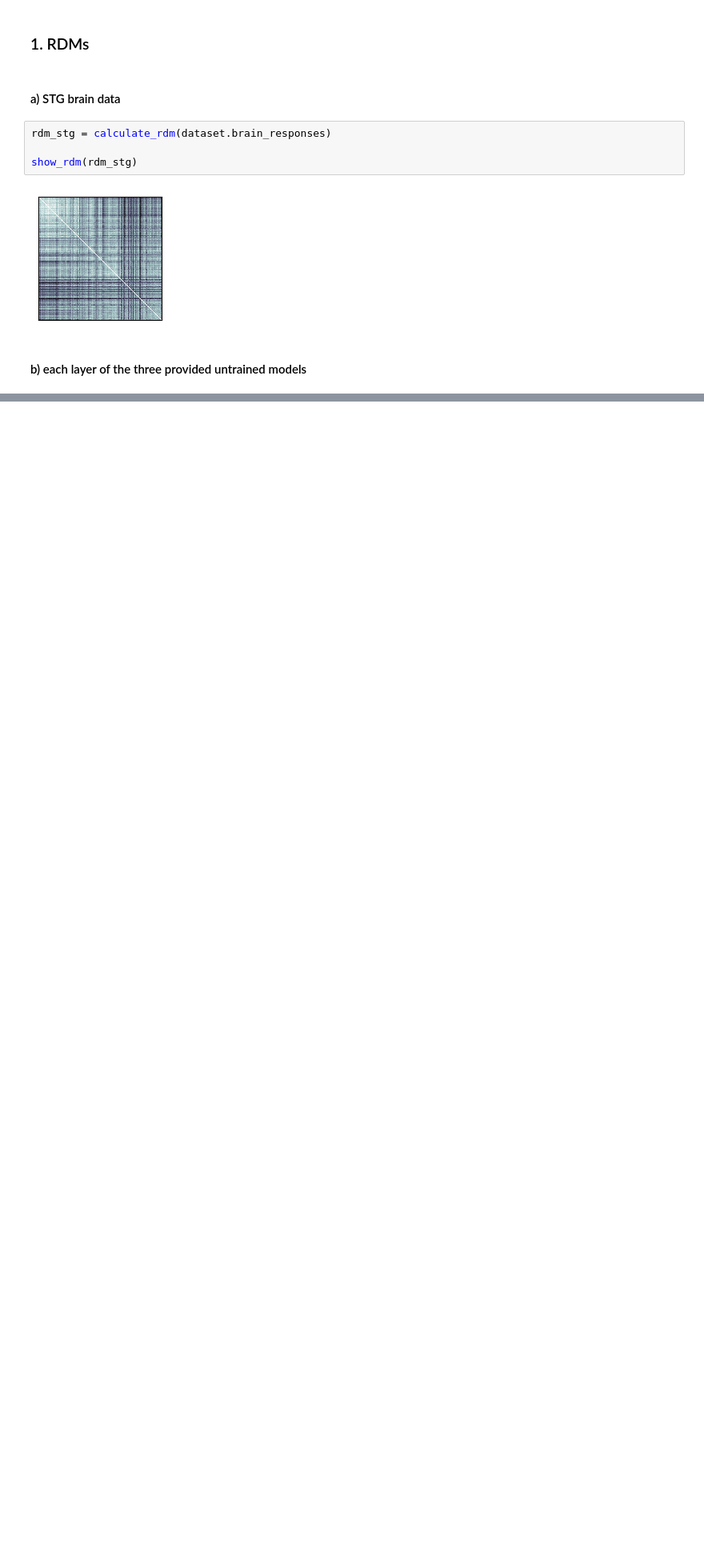
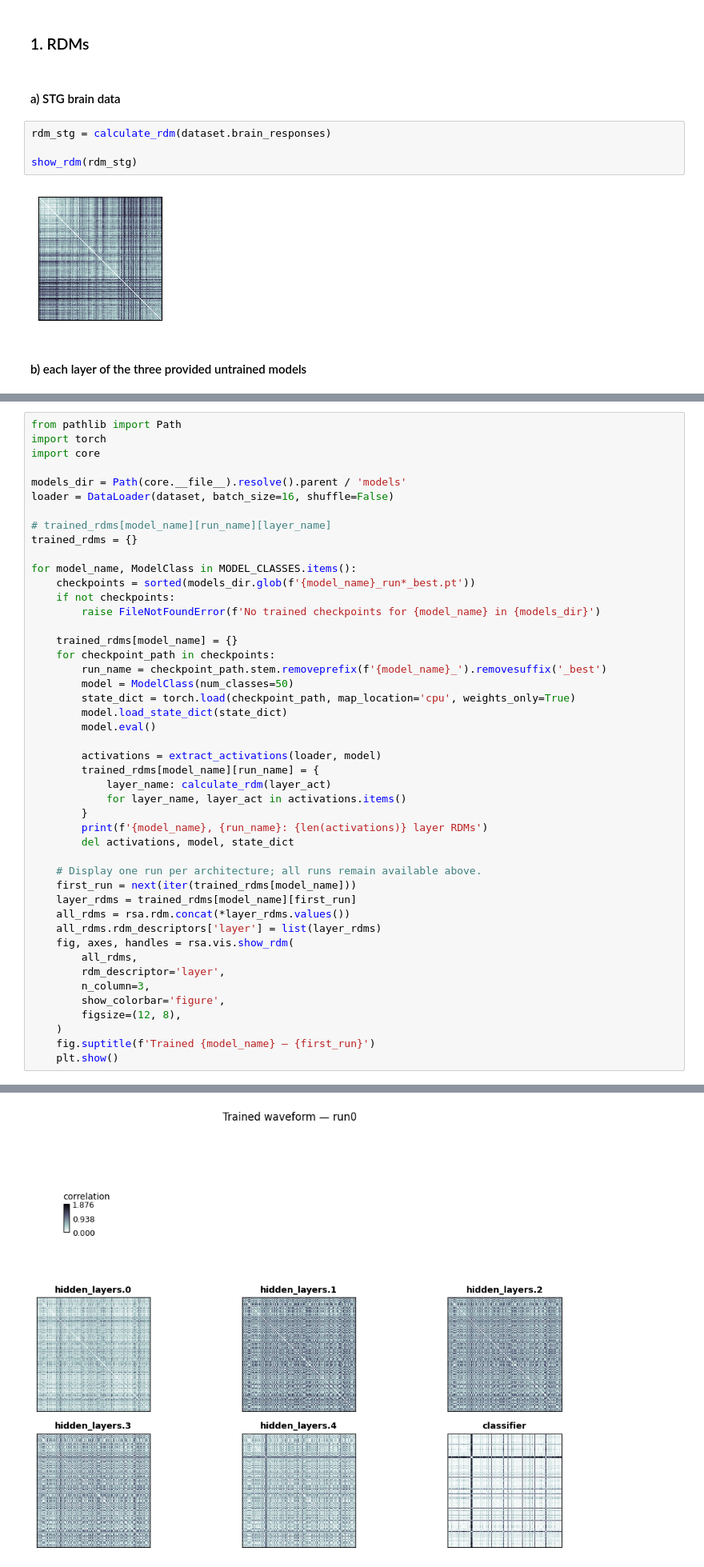
Before and after one commit to Ruczak/MMBS-Group12, a Jupyter notebook: Assignment4/assignment/main.ipynb, the cells around one changed output, grey strips where cells are left out. Shown at 80% size. Cells and saved outputs as stored; diff of their text form; blank space fills up the shorter version.

Commit message:
add part I rdm analysis for stg, untrained and trained models, and yamnet embeddings

```diff
--- a/Assignment4/assignment/main.ipynb
+++ b/Assignment4/assignment/main.ipynb
@@ -98,0 +108,47 @@ ValueError: too many values to unpack (expected 2)
+# %%
+from pathlib import Path
+import torch
+import core
+
+models_dir = Path(core.__file__).resolve().parent / 'models'
+loader = DataLoader(dataset, batch_size=16, shuffle=False)
+
+# trained_rdms[model_name][run_name][layer_name]
+trained_rdms = {}
+
+for model_name, ModelClass in MODEL_CLASSES.items():
+    checkpoints = sorted(models_dir.glob(f'{model_name}_run*_best.pt'))
+    if not checkpoints:
+        raise FileNotFoundError(f'No trained checkpoints for {model_name} in {models_dir}')
+
+    trained_rdms[model_name] = {}
+    for checkpoint_path in checkpoints:
+        run_name = checkpoint_path.stem.removeprefix(f'{model_name}_').removesuffix('_best')
+        model = ModelClass(num_classes=50)
+        state_dict = torch.load(checkpoint_path, map_location='cpu', weights_only=True)
+        model.load_state_dict(state_dict)
+        model.eval()
+
+        activations = extract_activations(loader, model)
+        trained_rdms[model_name][run_name] = {
+            layer_name: calculate_rdm(layer_act)
+            for layer_name, layer_act in activations.items()
+        }
+        print(f'{model_name}, {run_name}: {len(activations)} layer RDMs')
+        del activations, model, state_dict
+
+    # Display one run per architecture; all runs remain available above.
+    first_run = next(iter(trained_rdms[model_name]))
+    layer_rdms = trained_rdms[model_name][first_run]
+    all_rdms = rsa.rdm.concat(*layer_rdms.values())
+    all_rdms.rdm_descriptors['layer'] = list(layer_rdms)
+    fig, axes, handles = rsa.vis.show_rdm(
+        all_rdms,
+        rdm_descriptor='layer',
+        n_column=3,
+        show_colorbar='figure',
+        figsize=(12, 8),
+    )
+    fig.suptitle(f'Trained {model_name} — {first_run}')
+    plt.show()
+# %% [output]
@@ -98,0 +160 @@ ValueError: too many values to unpack (expected 2)
+[figure, added]
```
Also changed, not shown: parts of 10 cells of this notebook, 1 other file.
